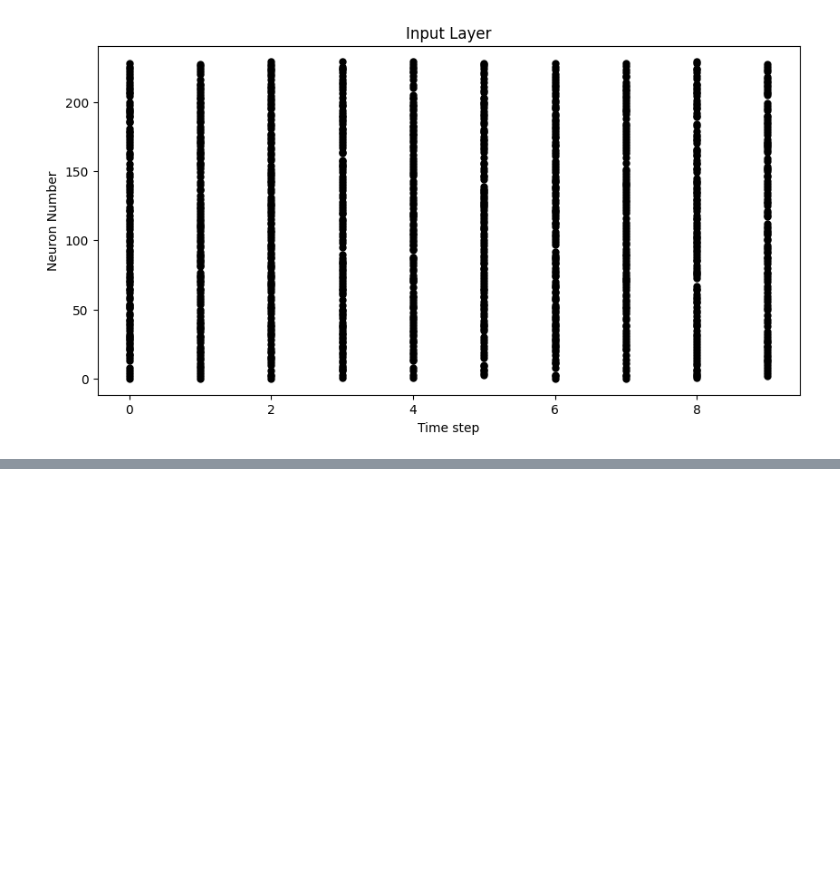
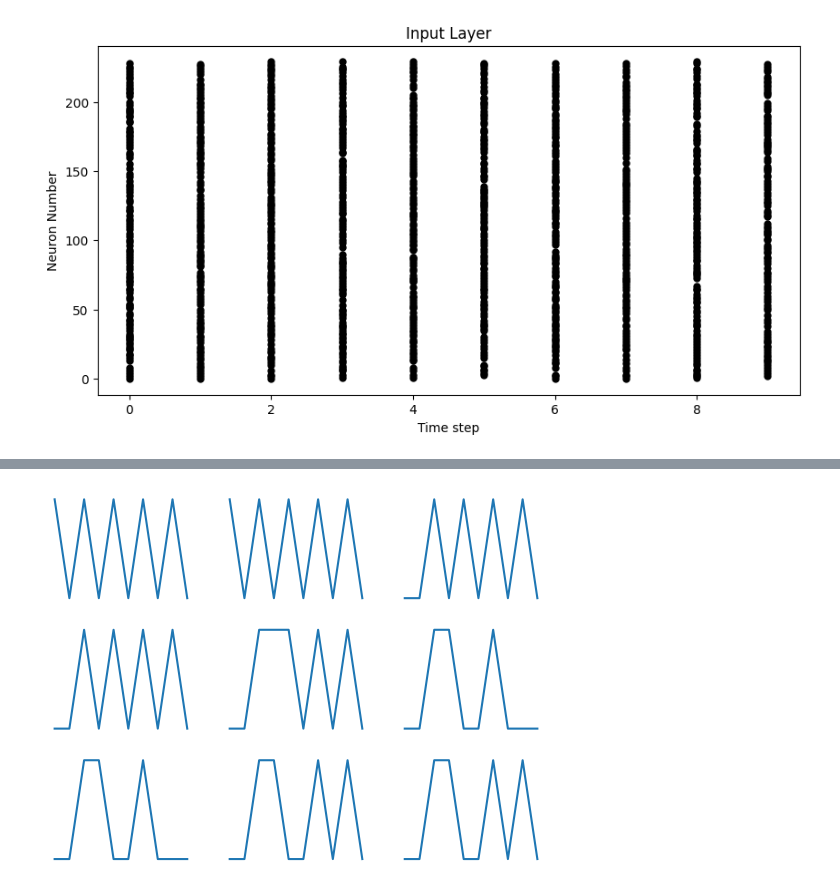
Before and after one commit to Da4kek/Neuromorphic-computing, a Jupyter notebook: Encodings/Rate_coding_imp_s.ipynb, the cells around one changed output, grey strips where cells are left out. Saved outputs shown, nothing was run; the diff lists cells and outputs as text; code cells hidden in the pictures; blank space fills up the shorter version.

```diff
--- a/Encodings/Rate_coding_imp_s.ipynb
+++ b/Encodings/Rate_coding_imp_s.ipynb
@@ -124,0 +131,4 @@ plt.show()
+# %%
+splt.traces(spike_data[0:10],dim=(3,3))
+# %% [output]
+[figure, added]
```
Also changed, not shown: parts of 2 cells of this notebook.
